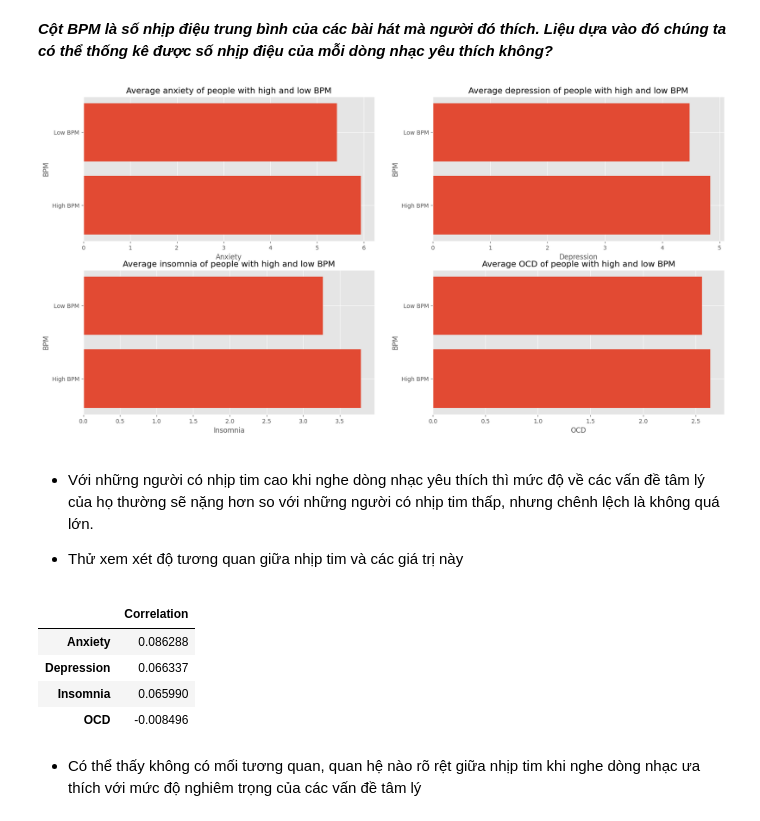
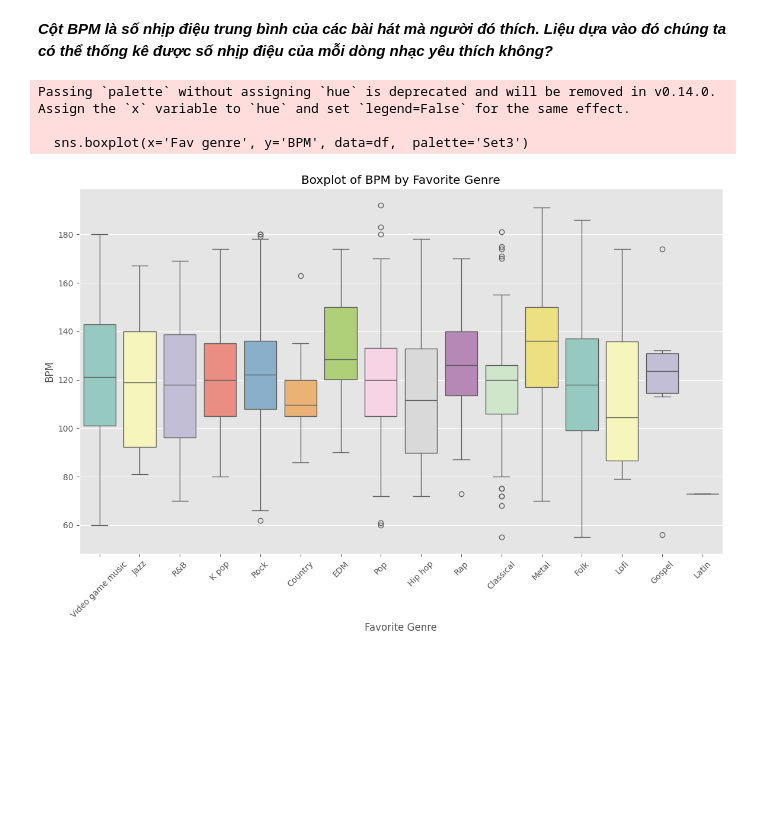
Before and after one commit to HungLVT/DS, a Jupyter notebook: 4.0-questions-and-answers.ipynb, the cells around one changed output. Cells and saved outputs as stored; diff of their text form; code cells hidden in the pictures; blank space fills up the shorter version.

```diff
--- a/4.0-questions-and-answers.ipynb
+++ b/4.0-questions-and-answers.ipynb
@@ -816,43 +824,17 @@ plt.show()
 [figure]
 # %% [markdown]
 ***Cột BPM là số nhịp điệu trung bình của các bài hát mà người đó thích. Liệu dựa vào đó chúng ta có thể thống kê được số nhịp điệu của mỗi dòng nhạc yêu thích không?***
-# %%
-df_high_bpm = df[df['BPM'] > 100]
-df_low_bpm = df[df['BPM'] <= 100]
-fig, ax = plt.subplots(2, 2, figsize = (20, 10))
-ax[0, 0].barh(['High BPM', 'Low BPM'], [df_high_bpm['Anxiety'].mean(), df_low_bpm['Anxiety'].mean()])
-ax[0, 0].set_title('Average anxiety of people with high and low BPM')
-ax[0, 0].set_xlabel('Anxiety')
-ax[0, 0].set_ylabel('BPM')
-ax[0, 1].barh(['High BPM', 'Low BPM'], [df_high_bpm['Depression'].mean(), df_low_bpm['Depression'].mean()])
-ax[0, 1].set_title('Average depression of people with high and low BPM')
-ax[0, 1].set_xlabel('Depression')
-ax[0, 1].set_ylabel('BPM')
-ax[1, 0].barh(['High BPM', 'Low BPM'], [df_high_bpm['Insomnia'].mean(), df_low_bpm['Insomnia'].mean()])
-ax[1, 0].set_title('Average insomnia of people with high and low BPM')
-ax[1, 0].set_xlabel('Insomnia')
-ax[1, 0].set_ylabel('BPM')
-ax[1, 1].barh(['High BPM', 'Low BPM'], [df_high_bpm['OCD'].mean(), df_low_bpm['OCD'].mean()])
-ax[1, 1].set_title('Average OCD of people with high and low BPM')
-ax[1, 1].set_xlabel('OCD')
-ax[1, 1].set_ylabel('BPM')
-plt.show()
-# %% [output]
-[figure, removed]
-# %% [markdown]
-- Với những người có nhịp tim cao khi nghe dòng nhạc yêu thích thì mức độ về các vấn đề tâm lý của họ thường sẽ nặng hơn so với những người có nhịp tim thấp, nhưng chênh lệch là không quá lớn.
-
-- Thử xem xét độ tương quan giữa nhịp tim và các giá trị này
-# %%
-df_corr = pd.DataFrame([df['BPM'].corr(df['Anxiety']), df['BPM'].corr(df['Depression']), df['BPM'].corr(df['Insomnia']), df['BPM'].corr(df['OCD'])])
-df_corr.index = ['Anxiety', 'Depression', 'Insomnia', 'OCD']
-df_corr = df_corr.rename(columns={0: 'Correlation'})
-df_corr
-# %% [output]
-|  | Correlation |
-| Anxiety | 0.086288 |
-| Depression | 0.066337 |
-| Insomnia | 0.065990 |
-| OCD | -0.008496 |
-# %% [markdown]
-- Có thể thấy không có mối tương quan, quan hệ nào rõ rệt giữa nhịp tim khi nghe dòng nhạc ưa thích với mức độ nghiêm trọng của các vấn đề tâm lý
+# %%
+plt.figure(figsize=(14, 8))
+sns.boxplot(x='Fav genre', y='BPM', data=df,  palette='Set3')
+plt.xticks(rotation=45)
+plt.title('Boxplot of BPM by Favorite Genre')
+plt.ylabel('BPM')
+plt.xlabel('Favorite Genre')
+plt.savefig('images/Q4-BPM-Favgen-boxplot.png', dpi=300)
+plt.show()
+# %% [output]
+Passing `palette` without assigning `hue` is deprecated and will be removed in v0.14.0. Assign the `x` variable to `hue` and set `legend=False` for the same effect.
+
+  sns.boxplot(x='Fav genre', y='BPM', data=df,  palette='Set3')
+[figure, added]
```
Also changed, not shown: parts of 12 cells of this notebook, 20 other files.
